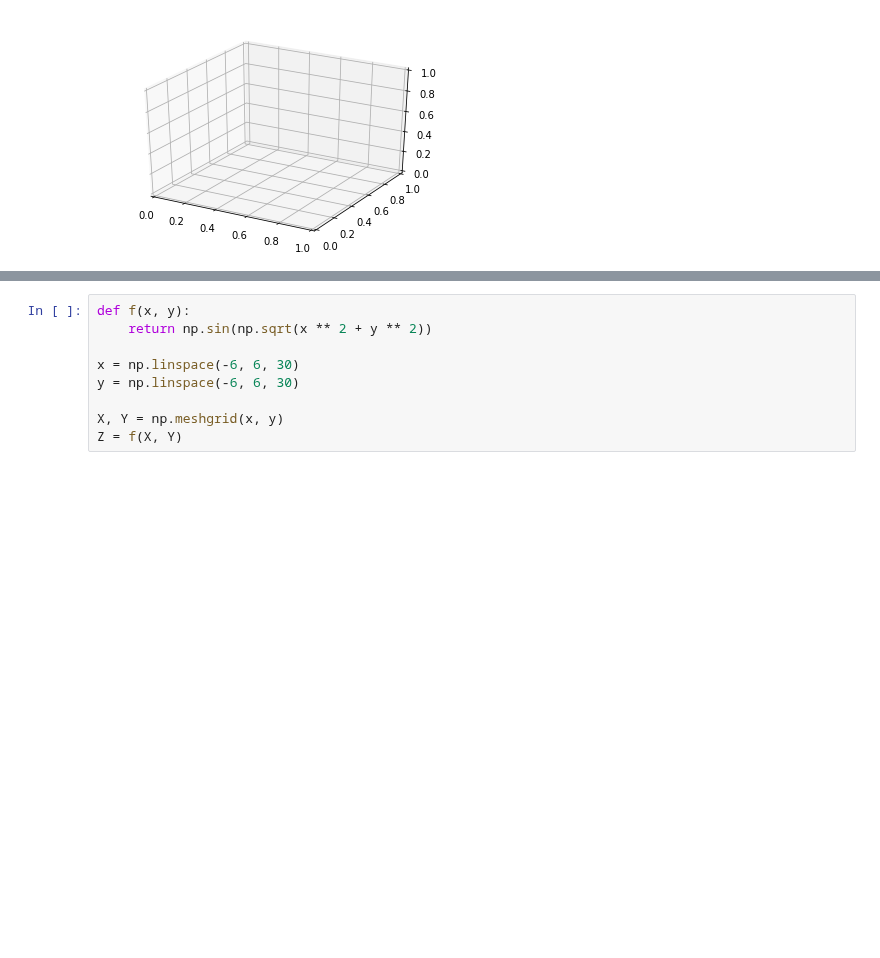
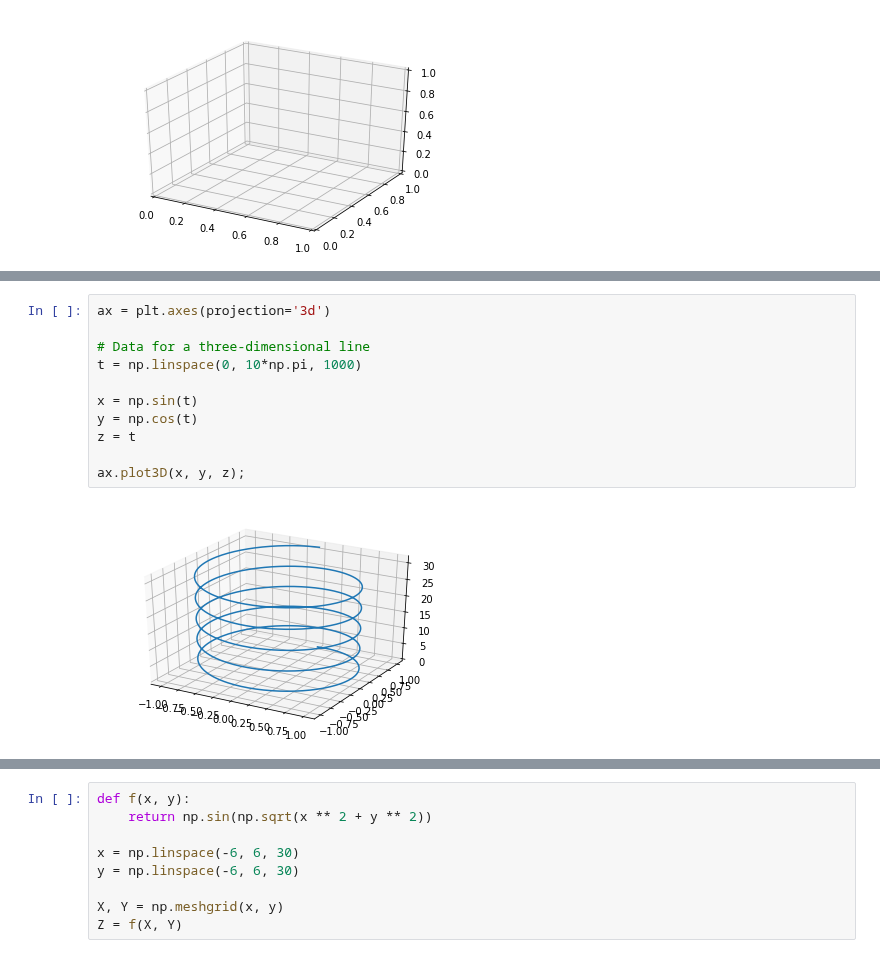
Before and after one commit to eitanlees/ISC-3313, a Jupyter notebook: Lectures/Week-06/12-More-Matplotlib.ipynb, the cells around one changed output, grey strips where cells are left out. Drawn from its saved outputs; the diff is of its cells as text; blank space fills up the shorter version.

```diff
--- a/Lectures/Week-06/12-More-Matplotlib.ipynb
+++ b/Lectures/Week-06/12-More-Matplotlib.ipynb
@@ -271,0 +257,13 @@ While the three-dimensional effect is sometimes difficult to see within a static
+# %%
+ax = plt.axes(projection='3d')
+
+# Data for a three-dimensional line
+t = np.linspace(0, 10*np.pi, 1000)
+
+x = np.sin(t)
+y = np.cos(t)
+z = t
+
+ax.plot3D(x, y, z);
+# %% [output]
+[figure, added]
```
Also changed, not shown: parts of 24 cells of this notebook, 1 other file.
